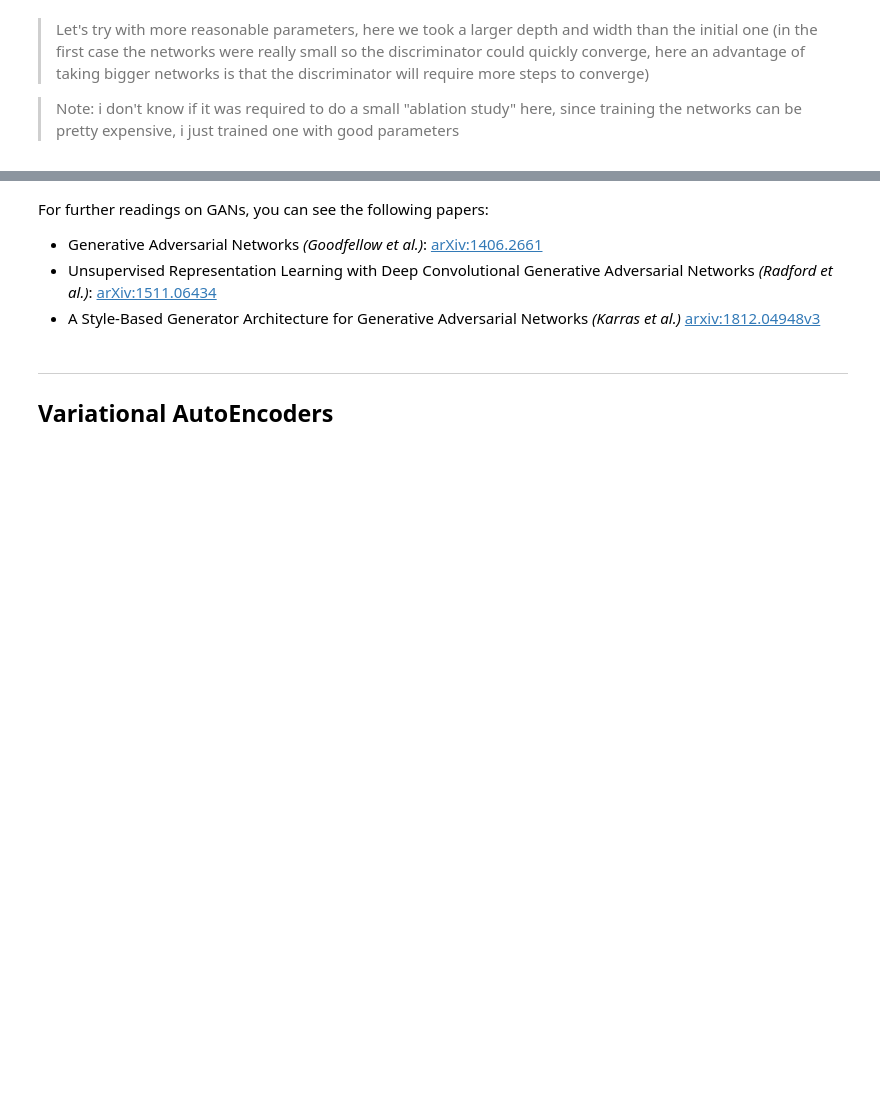
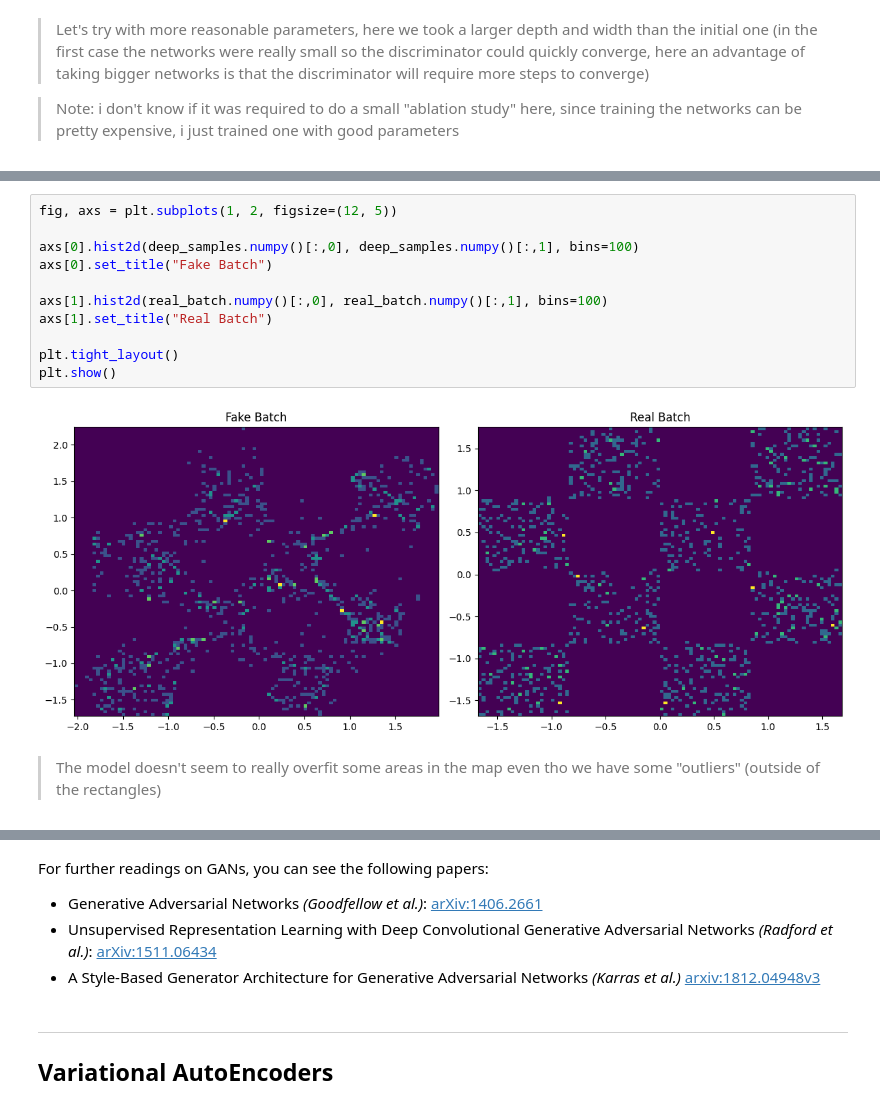
Before and after one commit to QMoayedpour/DeepInPractice_MVA, a Jupyter notebook: tp_6/TP6_generative_models.ipynb, the cells around one changed output, grey strips where cells are left out. Cells and saved outputs as stored; diff of their text form; blank space fills up the shorter version.

```diff
--- a/tp_6/TP6_generative_models.ipynb
+++ b/tp_6/TP6_generative_models.ipynb
@@ -344,0 +344,15 @@ plt.show()
+# %%
+fig, axs = plt.subplots(1, 2, figsize=(12, 5))
+
+axs[0].hist2d(deep_samples.numpy()[:,0], deep_samples.numpy()[:,1], bins=100)
+axs[0].set_title("Fake Batch")
+
+axs[1].hist2d(real_batch.numpy()[:,0], real_batch.numpy()[:,1], bins=100)
+axs[1].set_title("Real Batch")
+
+plt.tight_layout()
+plt.show()
+# %% [output]
+[figure, added]
+# %% [markdown]
+> The model doesn't seem to really overfit some areas in the map even tho we have some "outliers" (outside of the rectangles)
```
Also changed, not shown: parts of 30 cells of this notebook.
